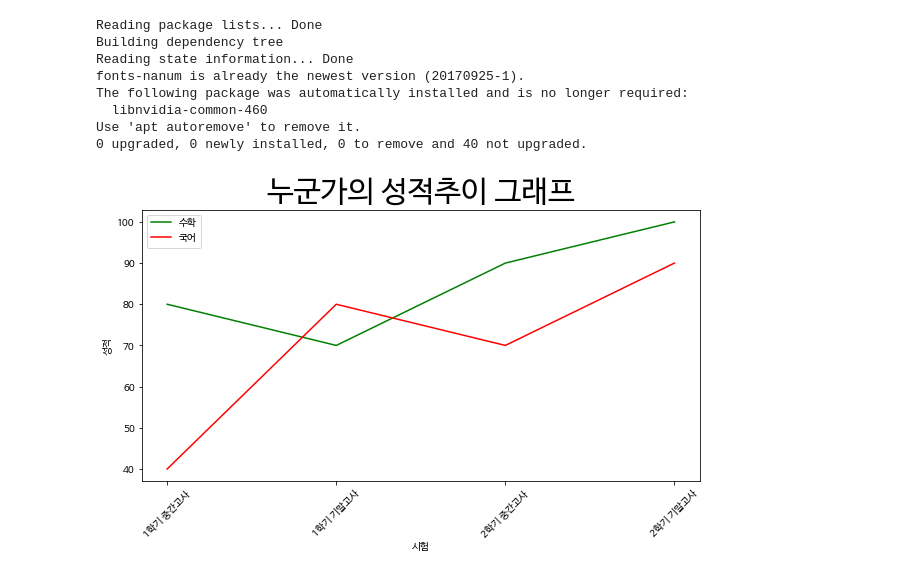
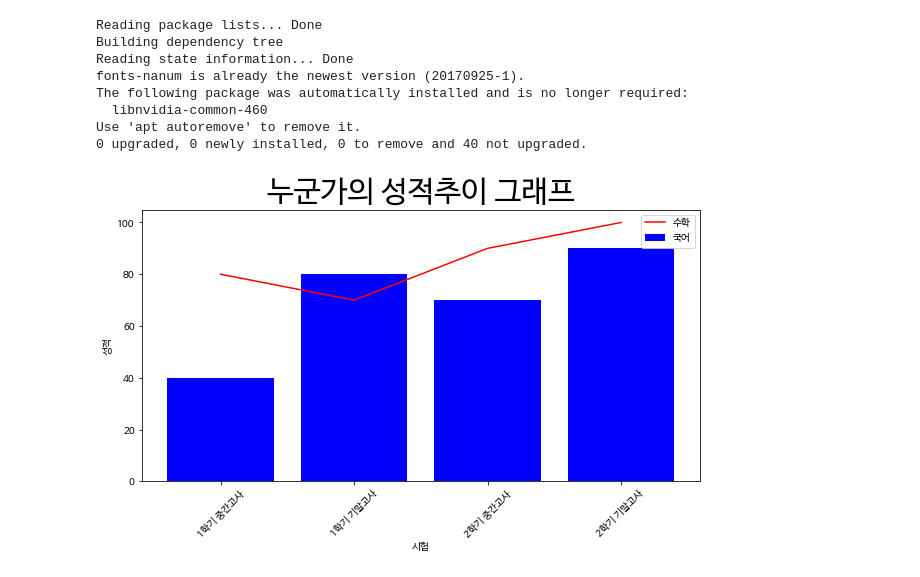
Before and after one commit to urous3814/Sorabol-SharingCamp, a Jupyter notebook: 08/30_colab.ipynb, the cells around one changed output. Cells and saved outputs as stored; diff of their text form; code cells hidden in the pictures.

```diff
--- a/08/30_colab.ipynb
+++ b/08/30_colab.ipynb
@@ -203,17 +203,17 @@ plt.show()
 # %%
 import matplotlib.pyplot as plt
 y = [80, 70, 90, 100]
 y2 = [40, 80, 70, 90]
 x = ['1학기 중간고사', '1학기 기말고사', '2학기 중간고사', '2학기 기말고사']
 
 plt.figure(figsize=(10,5))
-plt.plot(x, y, 'g', label = '수학')
-plt.plot(x, y2, 'r', label = '국어')
+plt.plot(x, y, 'r', label = '수학')
+plt.bar(x, y2, color='b', label = '국어')
 plt.xlabel('시험')
 plt.ylabel('성적')
 plt.legend()
 plt.title('누군가의 성적추이 그래프', fontsize = 30)
 plt.xticks(rotation=45)
 plt.show()
 # %% [output]
-[figure, old version]
+[figure, new version]
```
Also changed, not shown: parts of 4 cells of this notebook.
